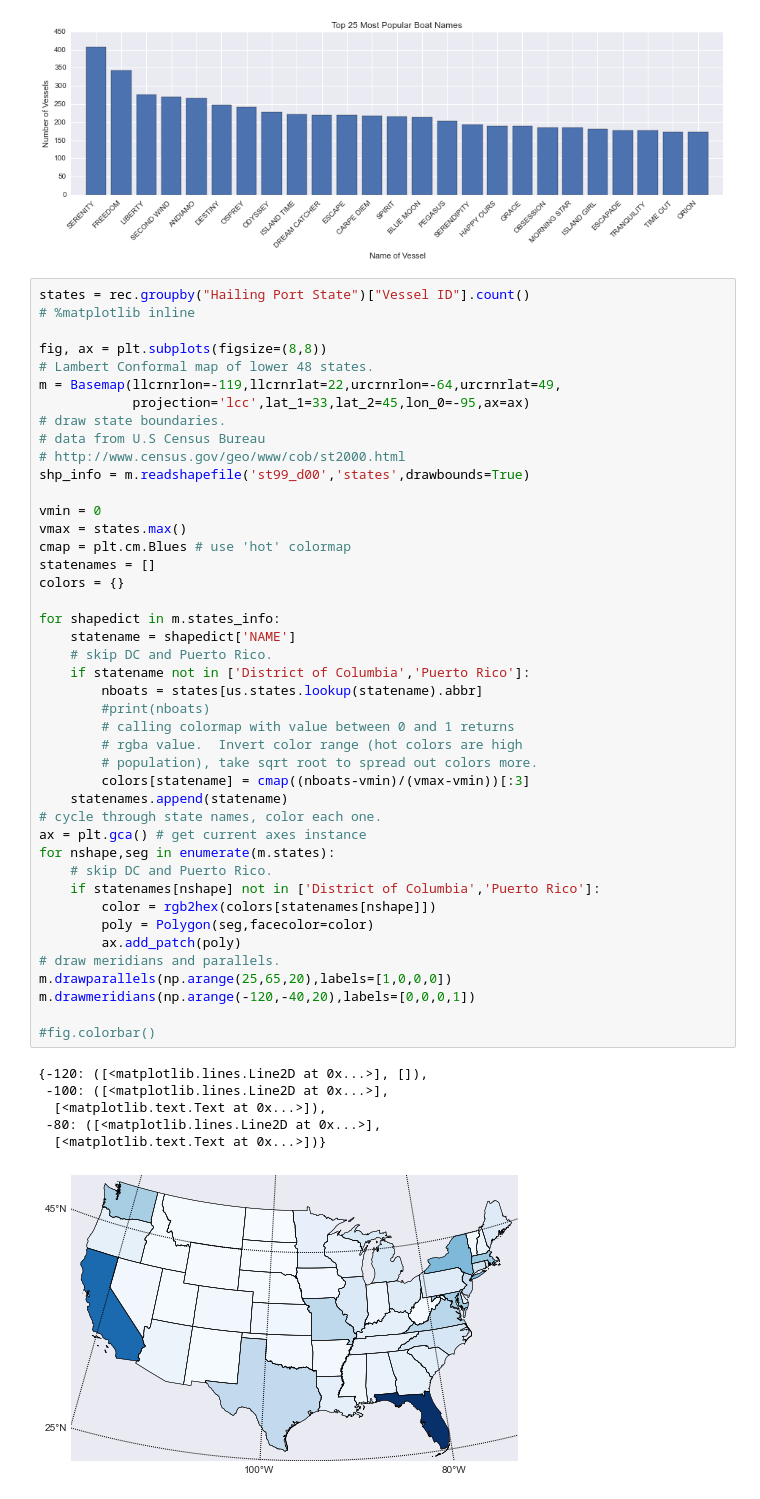
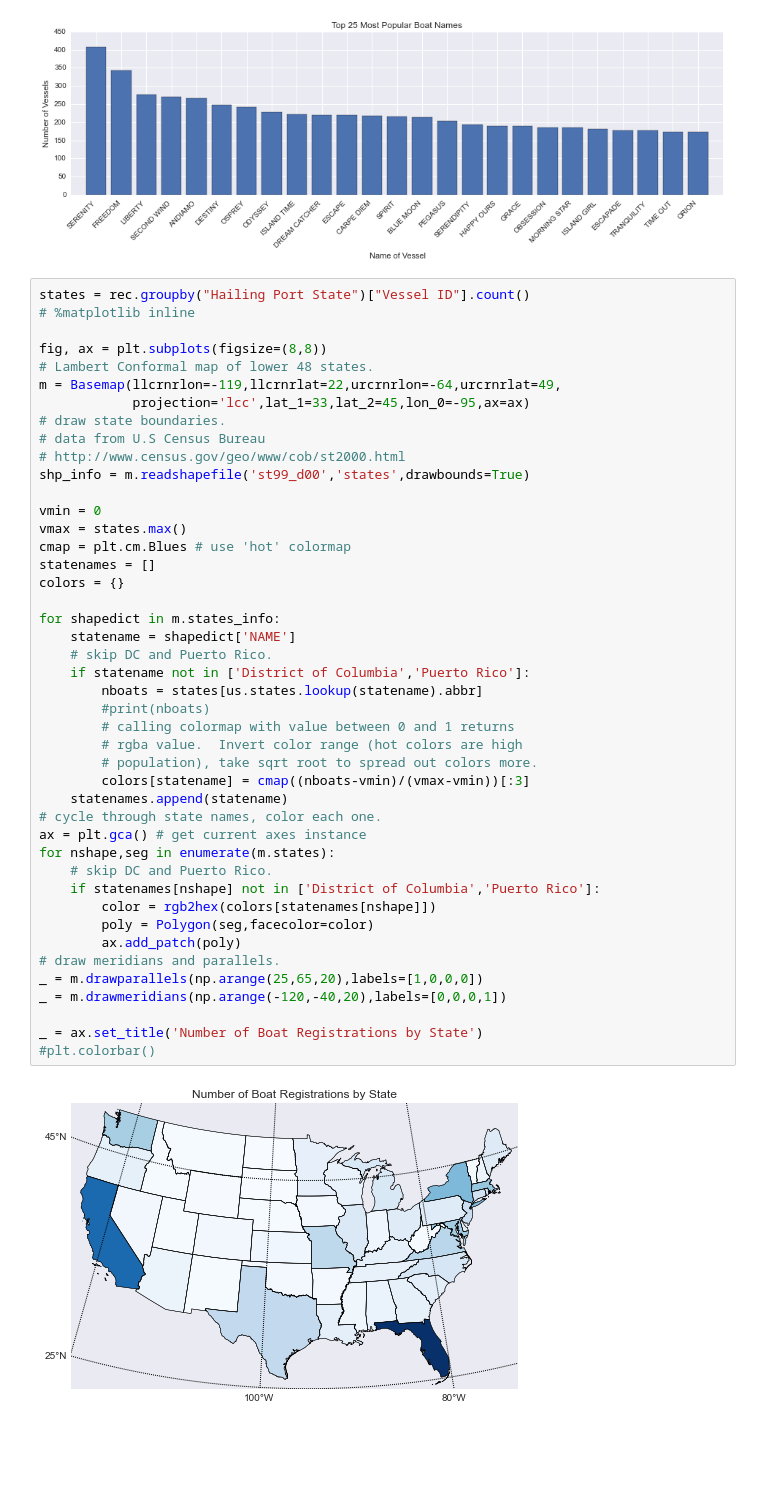
Before and after one commit to jdstemmler/uscg-vessel-doc, a Jupyter notebook: USCG Vessel Documentation.ipynb, the cells around one changed output. Cells and saved outputs as stored; diff of their text form; blank space fills up the shorter version.

```diff
--- a/USCG Vessel Documentation.ipynb
+++ b/USCG Vessel Documentation.ipynb
@@ -74,39 +77,35 @@ m = Basemap(llcrnrlon=-119,llcrnrlat=22,urcrnrlon=-64,urcrnrlat=49,
 shp_info = m.readshapefile('st99_d00','states',drawbounds=True)
 
 vmin = 0
 vmax = states.max()
 cmap = plt.cm.Blues # use 'hot' colormap
 statenames = []
 colors = {}
 
 for shapedict in m.states_info:
     statename = shapedict['NAME']
     # skip DC and Puerto Rico.
     if statename not in ['District of Columbia','Puerto Rico']:
         nboats = states[us.states.lookup(statename).abbr]
         #print(nboats)
         # calling colormap with value between 0 and 1 returns
         # rgba value.  Invert color range (hot colors are high
         # population), take sqrt root to spread out colors more.
         colors[statename] = cmap((nboats-vmin)/(vmax-vmin))[:3]
     statenames.append(statename)
 # cycle through state names, color each one.
 ax = plt.gca() # get current axes instance
 for nshape,seg in enumerate(m.states):
     # skip DC and Puerto Rico.
     if statenames[nshape] not in ['District of Columbia','Puerto Rico']:
         color = rgb2hex(colors[statenames[nshape]])
         poly = Polygon(seg,facecolor=color)
         ax.add_patch(poly)
 # draw meridians and parallels.
-m.drawparallels(np.arange(25,65,20),labels=[1,0,0,0])
-m.drawmeridians(np.arange(-120,-40,20),labels=[0,0,0,1])
+_ = m.drawparallels(np.arange(25,65,20),labels=[1,0,0,0])
+_ = m.drawmeridians(np.arange(-120,-40,20),labels=[0,0,0,1])
 
-#fig.colorbar()
+_ = ax.set_title('Number of Boat Registrations by State')
+#plt.colorbar()
 # %% [output]
-{-120: ([<matplotlib.lines.Line2D at 0x...>], []),
- -100: ([<matplotlib.lines.Line2D at 0x...>],
-  [<matplotlib.text.Text at 0x...>]),
- -80: ([<matplotlib.lines.Line2D at 0x...>],
-  [<matplotlib.text.Text at 0x...>])}
-[figure, old version]
+[figure, new version]
```
Also changed, not shown: parts of 1 cell of this notebook.
